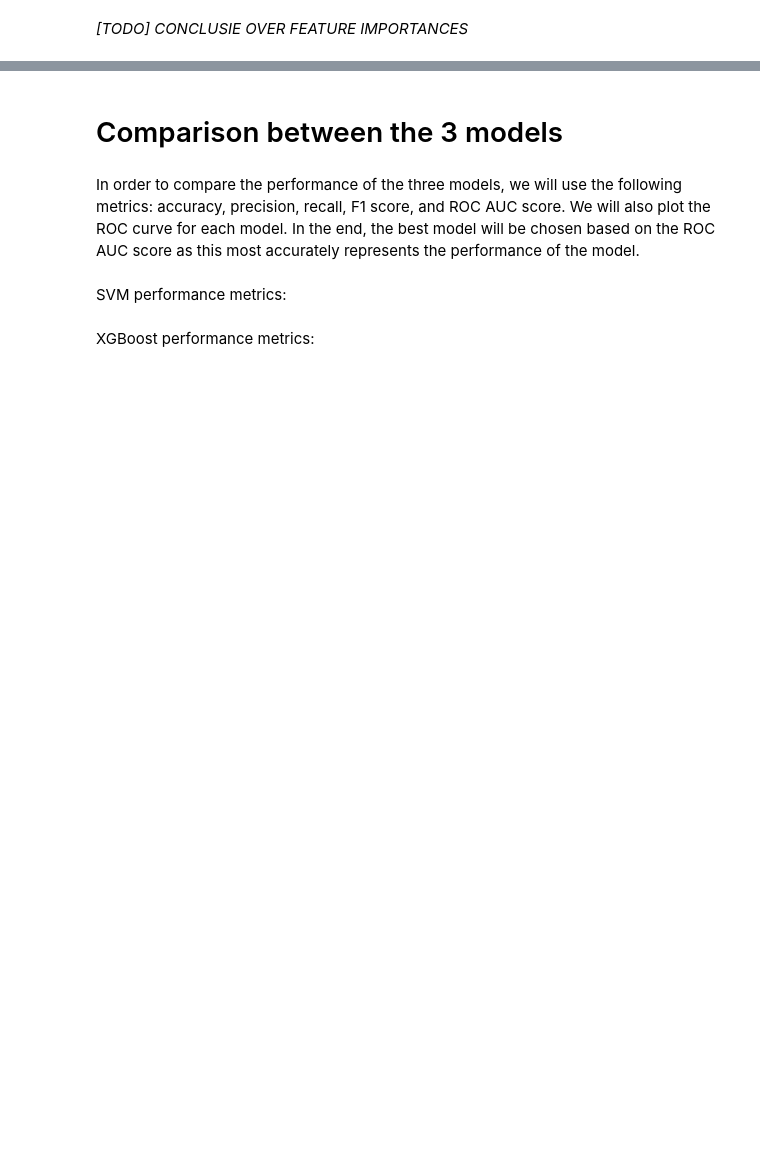
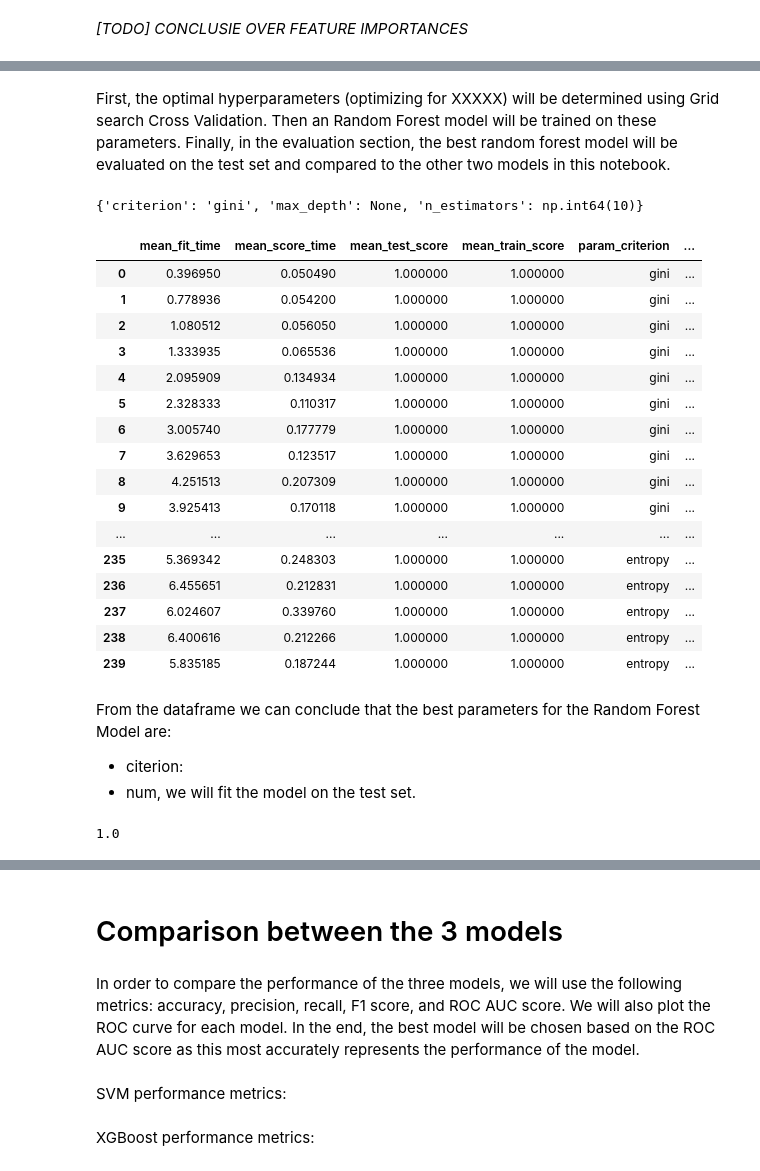
Before and after one commit to DSBE-Semester-A/DataMining, a Jupyter notebook: Assignment2/Assignment_2.ipynb, the cells around one changed output, grey strips where cells are left out. Saved outputs shown, nothing was run; the diff lists cells and outputs as text; code cells hidden in the pictures; blank space fills up the shorter version.

```diff
--- a/Assignment2/Assignment_2.ipynb
+++ b/Assignment2/Assignment_2.ipynb
@@ -810,0 +805,77 @@ Random Forest (Mila)
+# %% [markdown]
+First, the optimal hyperparameters (optimizing for XXXXX) will be determined using Grid search Cross Validation. Then an Random Forest model will be trained on these parameters. Finally, in the evaluation section, the best random forest model will be evaluated on the test set and compared to the other two models in this notebook.
+# %%
+# Import necessary libraries for Random Forest
+from sklearn.ensemble import RandomForestClassifier
+from sklearn.model_selection import GridSearchCV
+from sklearn.model_selection import StratifiedKFold
+
+param_rf = {
+    'n_estimators': np.linspace(10, 200, num=20, dtype=int),  # Number of trees in the forest
+    'criterion': ['gini', 'entropy'],  # Function to measure the quality of a split
+    'max_depth': [None, 10, 20, 30, 40, 50],  # Maximum depth of the tree
+}
+
+rf = RandomForestClassifier()
+skf = StratifiedKFold(n_splits=5) #  Ensuring class balance at each fold
+grid_search = GridSearchCV(rf, param_rf, scoring = 'roc_auc_ovr_weighted', cv=skf, return_train_score=True, n_jobs = -1).fit(X_train, y_train)
+
+sorted(grid_search.cv_results_.keys())
+
+cv_results = grid_search.cv_results_
+
+results_df = pd.DataFrame({
+    'mean_fit_time': cv_results['mean_fit_time'],
+    'mean_score_time': cv_results['mean_score_time'],
+    'mean_test_score': cv_results['mean_test_score'],
+    'mean_train_score': cv_results['mean_train_score'],
+    'param_criterion': cv_results['param_criterion'],
+    'param_n_estimators': cv_results['param_n_estimators'],
+    'std_test_score': cv_results['std_test_score'],
+    'std_train_score': cv_results['std_train_score'],
+    'rank_test_score': cv_results['rank_test_score']
+})
+
+# Apply the highlighting
+results_df = results_df.sort_values(by = 'rank_test_score')
+
+results_df['param_n_estimators'] = pd.to_numeric(results_df['param_n_estimators'])
+
+# Print the best parameters
+print(grid_search.best_params_)
+# %% [output]
+{'criterion': 'gini', 'max_depth': None, 'n_estimators': np.int64(10)}
+# %%
+from helper_functions import highlight_best_worst
+
+results_df_highlight = results_df.style.apply(highlight_best_worst, subset=['mean_test_score'])
+results_df_highlight
+# %% [output]
+|  | mean_fit_time | mean_score_time | mean_test_score | mean_train_score | param_criterion | ... |
+| 0 | 0.396950 | 0.050490 | 1.000000 | 1.000000 | gini | ... |
+| 1 | 0.778936 | 0.054200 | 1.000000 | 1.000000 | gini | ... |
+| 2 | 1.080512 | 0.056050 | 1.000000 | 1.000000 | gini | ... |
+| 3 | 1.333935 | 0.065536 | 1.000000 | 1.000000 | gini | ... |
+| 4 | 2.095909 | 0.134934 | 1.000000 | 1.000000 | gini | ... |
+| 5 | 2.328333 | 0.110317 | 1.000000 | 1.000000 | gini | ... |
+| 6 | 3.005740 | 0.177779 | 1.000000 | 1.000000 | gini | ... |
+| 7 | 3.629653 | 0.123517 | 1.000000 | 1.000000 | gini | ... |
+| 8 | 4.251513 | 0.207309 | 1.000000 | 1.000000 | gini | ... |
+| 9 | 3.925413 | 0.170118 | 1.000000 | 1.000000 | gini | ... |
+| ... | ... | ... | ... | ... | ... | ... |
+| 235 | 5.369342 | 0.248303 | 1.000000 | 1.000000 | entropy | ... |
+| 236 | 6.455651 | 0.212831 | 1.000000 | 1.000000 | entropy | ... |
+| 237 | 6.024607 | 0.339760 | 1.000000 | 1.000000 | entropy | ... |
+| 238 | 6.400616 | 0.212266 | 1.000000 | 1.000000 | entropy | ... |
+| 239 | 5.835185 | 0.187244 | 1.000000 | 1.000000 | entropy | ... |
+# %% [markdown]
+From the dataframe we can conclude that the best parameters for the Random Forest Model are:
+- citerion:
+- num, we will fit the model on the test set.
+# %%
+# Initialize the Random Forest Classifier with the best parameters
+rf_best = RandomForestClassifier(**grid_search.best_params_)
+rf_best = rf_best.fit(X_test, y_test)
+rf_best.score(X_test, y_test)
+# %% [output]
+1.0
```
Also changed, not shown: parts of 15 cells of this notebook, 1 other file.
